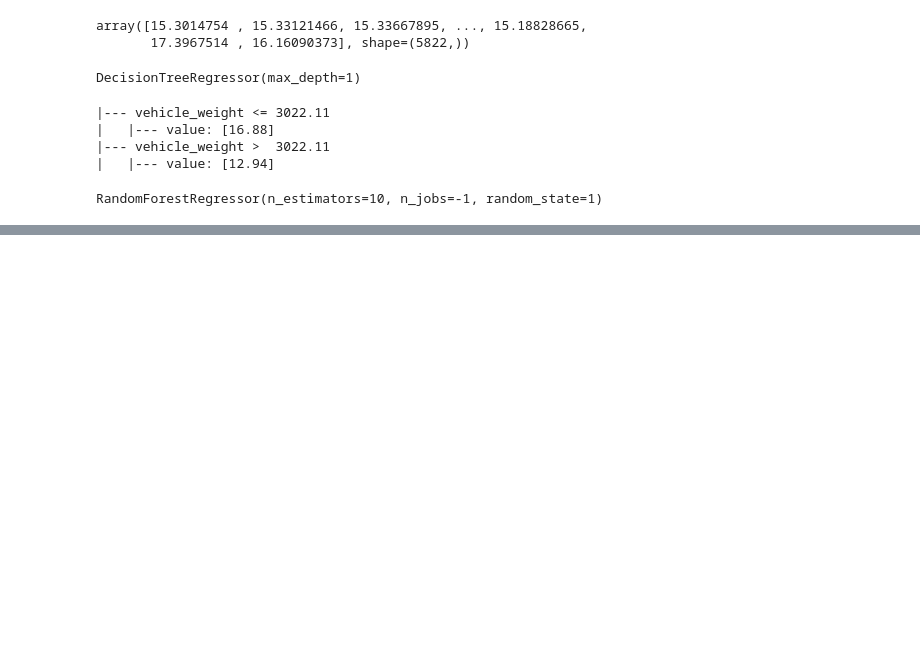
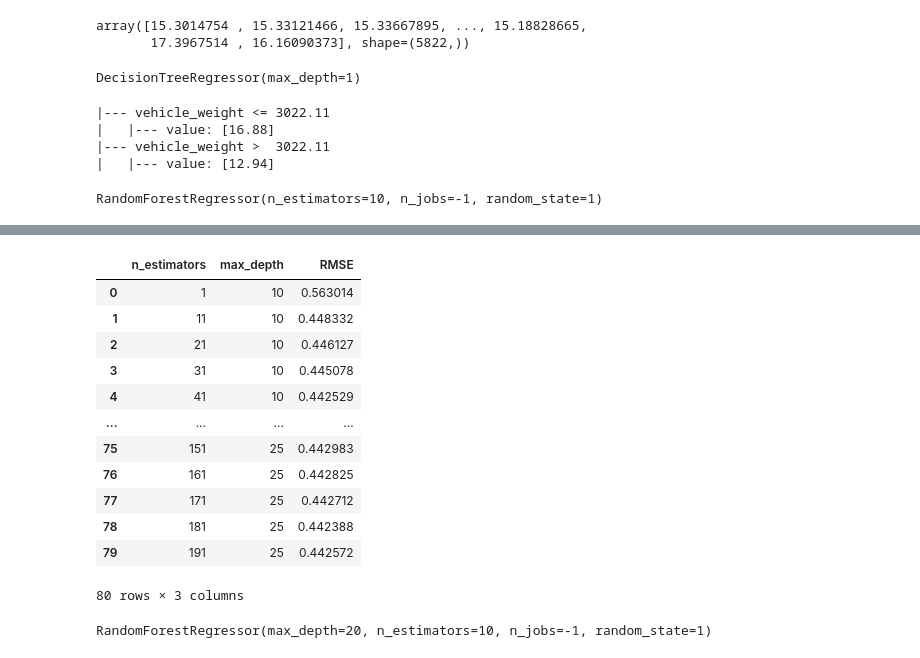
Before and after one commit to MarshallW11/ml-zoomcamp, a Jupyter notebook: 06-Decision-Trees-And-Ensemble/hw6.ipynb, the cells around one changed output, grey strips where cells are left out. Saved outputs shown, nothing was run; the diff lists cells and outputs as text; code cells hidden in the pictures; blank space fills up the shorter version.

```diff
--- a/06-Decision-Trees-And-Ensemble/hw6.ipynb
+++ b/06-Decision-Trees-And-Ensemble/hw6.ipynb
@@ -120,0 +121,11 @@ np.float64(0.4595777223092726)
+# %%
+results = []
+# %%
+for n in range(1, 300, 10):
+    rf = RandomForestRegressor(n_estimators=n, random_state=1, n_jobs=-1)
+    rf.fit(X_train,y_train)
+    y_pred = rf.predict(X_val)
+    rmse = np.sqrt(mean_squared_error(y_val, y_pred))
+    results.append((n, rmse))
+    print(f"n_estimators={n}, RMSE={rmse:.4f}")
+scores = pd.DataFrame(results, columns=['n_estimators', 'RMSE'])
@@ -120,0 +150,27 @@ np.float64(0.4595777223092726)
+# %%
+results = []
+# %%
+for max_depth in [10, 15, 20, 25]:
+    for n in range(1, 201, 10):
+        rf = RandomForestRegressor(n_estimators= n, max_depth= max_depth, random_state=1, n_jobs=-1)
+        rf.fit(X_train,y_train)
+        y_pred = rf.predict(X_val)
+        rmse = np.sqrt(mean_squared_error(y_val, y_pred))
+        results.append((n,max_depth, rmse))
+scores = pd.DataFrame(results, columns=['n_estimators','max_depth', 'RMSE'])
+# %%
+scores
+# %% [output]
+|  | n_estimators | max_depth | RMSE |
+| 0 | 1 | 10 | 0.563014 |
+| 1 | 11 | 10 | 0.448332 |
+| 2 | 21 | 10 | 0.446127 |
+| 3 | 31 | 10 | 0.445078 |
+| 4 | 41 | 10 | 0.442529 |
+| ... | ... | ... | ... |
+| 75 | 151 | 25 | 0.442983 |
+| 76 | 161 | 25 | 0.442825 |
+| 77 | 171 | 25 | 0.442712 |
+| 78 | 181 | 25 | 0.442388 |
+| 79 | 191 | 25 | 0.442572 |
+80 rows × 3 columns
@@ -120,0 +179,5 @@ np.float64(0.4595777223092726)
+# %%
+rf = RandomForestRegressor(n_estimators=10, max_depth=20, random_state=1, n_jobs=-1,)
+rf.fit(X_train,y_train)
+# %% [output]
+RandomForestRegressor(max_depth=20, n_estimators=10, n_jobs=-1, random_state=1)
```
Also changed, not shown: parts of 5 cells of this notebook, 1 other file.
